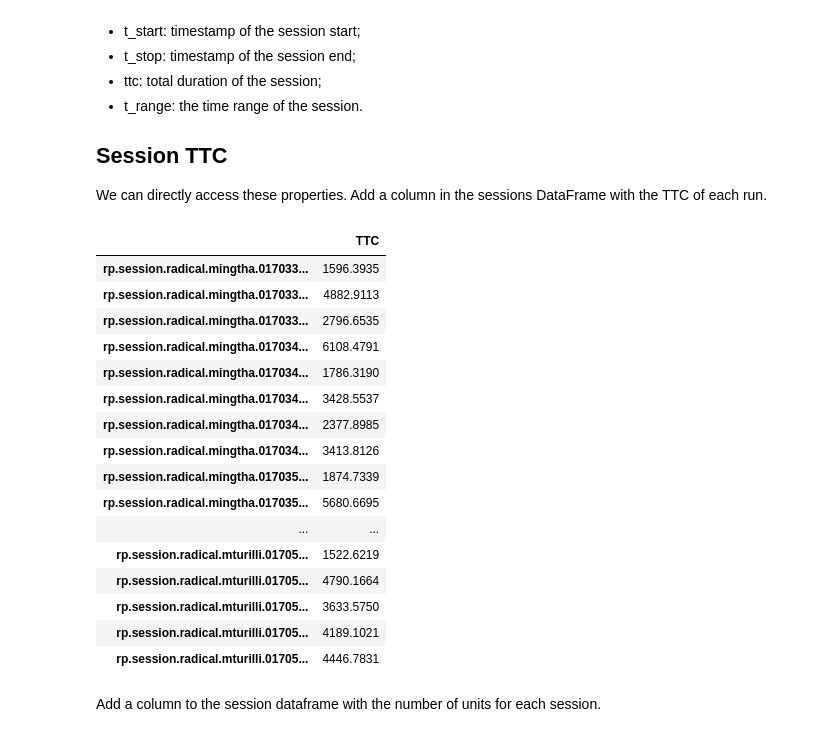
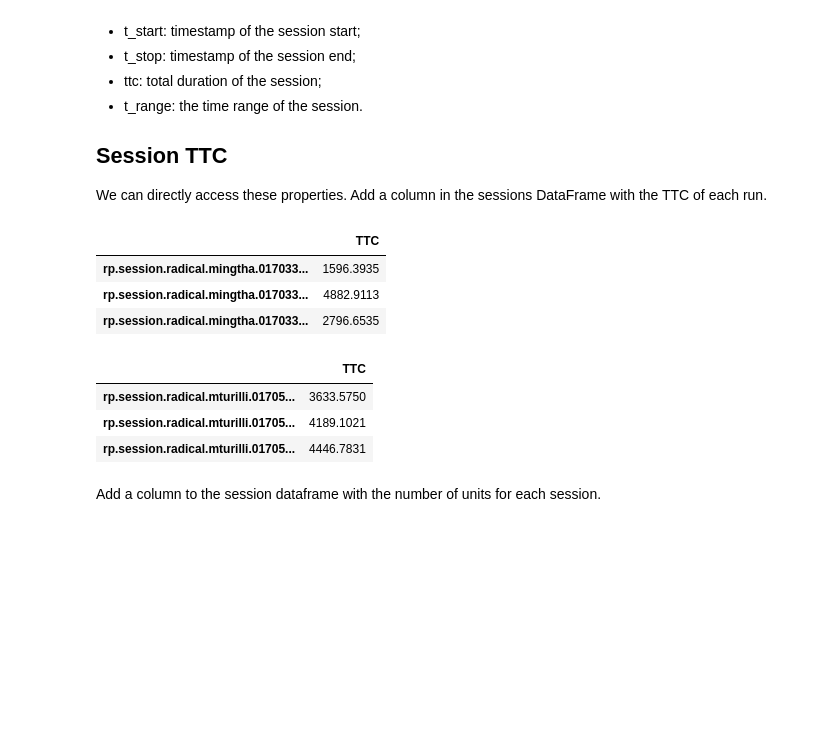
Before and after one commit to radical-cybertools/radical.analytics, a Jupyter notebook: use_cases/rp_on_osg/osg_analysis.ipynb, the cells around one changed output. Saved outputs shown, nothing was run; the diff lists cells and outputs as text; code cells hidden in the pictures; blank space fills up the shorter version.

```diff
--- a/use_cases/rp_on_osg/osg_analysis.ipynb
+++ b/use_cases/rp_on_osg/osg_analysis.ipynb
@@ -146,8 +161,14 @@ recorded in the data of the run, and at what was their state model.
 As seen in example 02, we look at the list of entities recorded in the
 run:
 # %%
+expment  = None
+pexpment = None
+
 for sid in sessions.index:
-    et = sessions.ix[sid, 'session'].list(['etype'])
-    print '%s|%s|%s' % (sessions.ix[sid, 'experiment'], sid, et)
+    etypes  = sessions.ix[sid, 'session'].list(['etype'])
+    expment = sessions.ix[sid, 'experiment']
+    if expment != pexpment:
+        print '%s|%s|%s' % (expment, sid, etypes)
+        pexpment = expment
 # %% [output]
 exp1|rp.session.radical.mingtha.017033.0007|[['umgr', 'pmgr', 'update', 'session', 'unit', 'pilot']]
@@ -184,26 +190,18 @@ We can directly access these properties. Add a column in the sessions DataFrame
 # %%
 for sid in sessions.index:
     sessions.ix[sid, 'TTC'] = sessions.ix[sid, 'session'].ttc
 
-sessions[['TTC']]
+display(sessions[['TTC']].head(3))
+display(sessions[['TTC']].tail(3))
 # %% [output]
 |  | TTC |
 | rp.session.radical.mingtha.017033... | 1596.3935 |
 | rp.session.radical.mingtha.017033... | 4882.9113 |
 | rp.session.radical.mingtha.017033... | 2796.6535 |
-| rp.session.radical.mingtha.017034... | 6108.4791 |
-| rp.session.radical.mingtha.017034... | 1786.3190 |
-| rp.session.radical.mingtha.017034... | 3428.5537 |
-| rp.session.radical.mingtha.017034... | 2377.8985 |
-| rp.session.radical.mingtha.017034... | 3413.8126 |
-| rp.session.radical.mingtha.017035... | 1874.7339 |
-| rp.session.radical.mingtha.017035... | 5680.6695 |
-| ... | ... |
-| rp.session.radical.mturilli.01705... | 1522.6219 |
-| rp.session.radical.mturilli.01705... | 4790.1664 |
-| rp.session.radical.mturilli.01705... | 3633.5750 |
-| rp.session.radical.mturilli.01705... | 4189.1021 |
-| rp.session.radical.mturilli.01705... | 4446.7831 |
+|  | TTC |
+| rp.session.radical.mturilli.01705... | 3633.5750 |
+| rp.session.radical.mturilli.01705... | 4189.1021 |
+| rp.session.radical.mturilli.01705... | 4446.7831 |
 # %% [markdown]
 Add a column to the session dataframe with the number of units for each session.
 # %%
```
Also changed, not shown: parts of 31 cells of this notebook.
